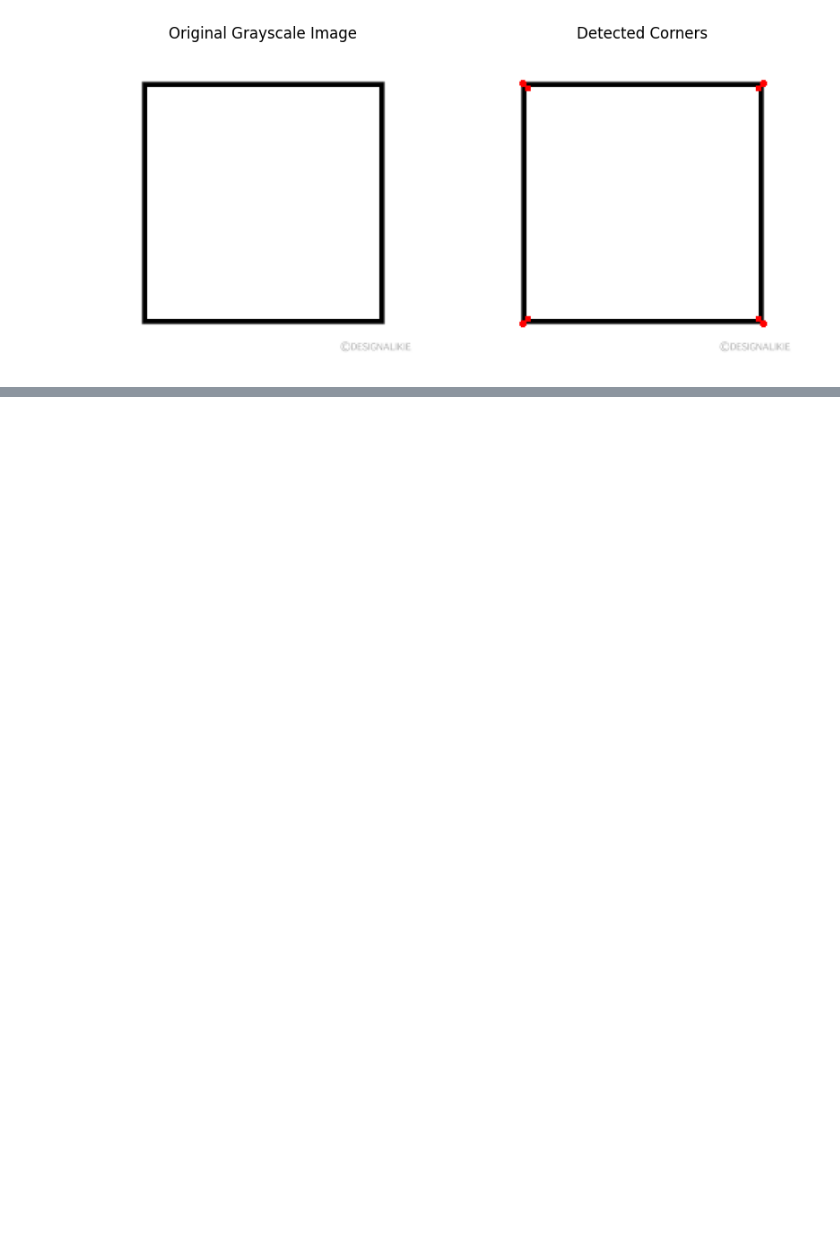
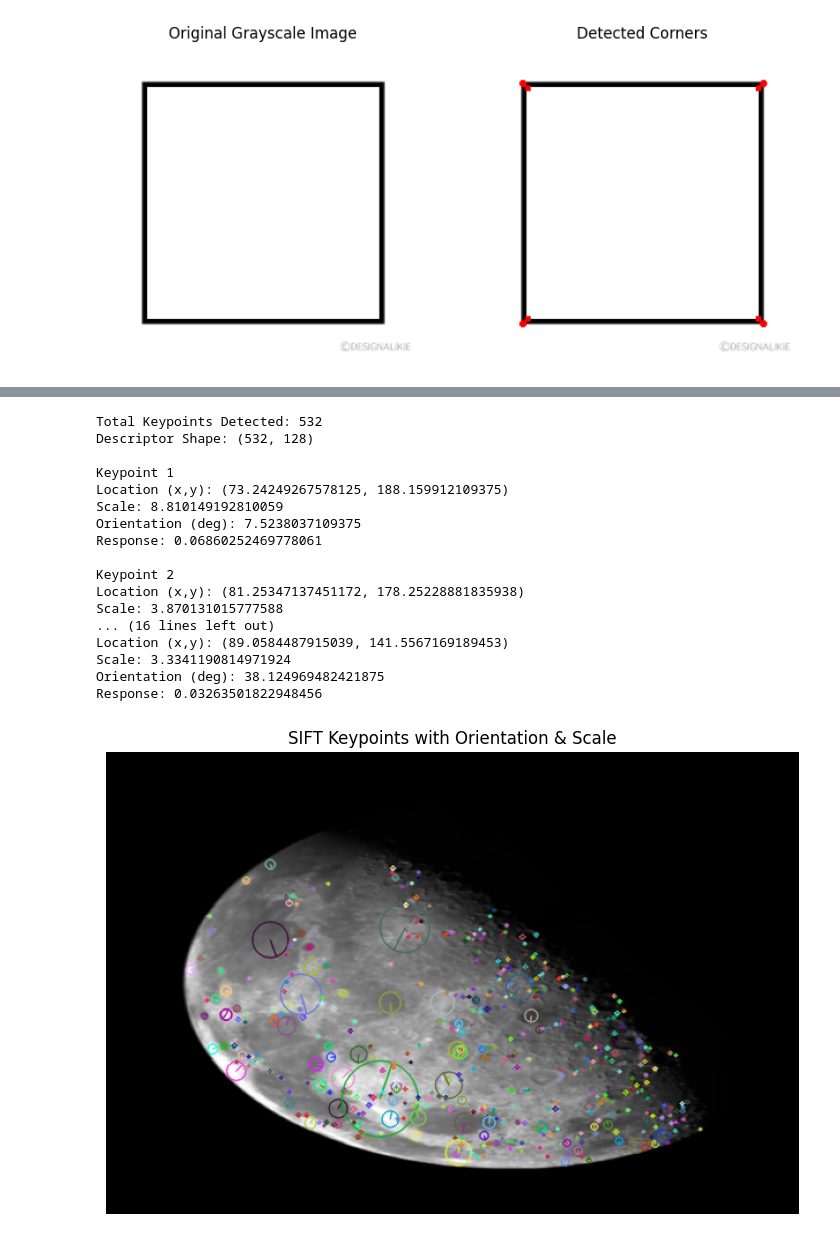
Before and after one commit to Hashir-Ashraf-Awan/Computer-Vision, a Jupyter notebook: LAB/lab06/q1.ipynb, the cells around one changed output, grey strips where cells are left out. Saved outputs shown, nothing was run; the diff lists cells and outputs as text; code cells hidden in the pictures; blank space fills up the shorter version.

```diff
--- a/LAB/lab06/q1.ipynb
+++ b/LAB/lab06/q1.ipynb
@@ -31,0 +211,65 @@ plt.show()
+# %%
+import cv2
+import numpy as np
+import matplotlib.pyplot as plt
+
+img = cv2.imread("Fig03.tif", cv2.IMREAD_GRAYSCALE)
+
+if img is None:
+    print("Image not found")
+    exit()
+
+img = cv2.resize(img, (600, 400))
+
+
+sift = cv2.SIFT_create(
+        nfeatures=0,
+        nOctaveLayers=3,
+        contrastThreshold=0.04,
+        edgeThreshold=10,
+        sigma=1.6
+      )
+
+keypoints, descriptors = sift.detectAndCompute(img, None)
+
+print("Total Keypoints Detected:", len(keypoints))
+print("Descriptor Shape:", descriptors.shape)
+
+img_kp = cv2.drawKeypoints(
+            img,
+            keypoints,
+            None,
+            flags=cv2.DRAW_MATCHES_FLAGS_DRAW_RICH_KEYPOINTS
+         )
+
+for i, kp in enumerate(keypoints[:5]):
+    print(f"\nKeypoint {i+1}")
+    print("Location (x,y):", kp.pt)
+    print("Scale:", kp.size)
+    print("Orientation (deg):", kp.angle)
+    print("Response:", kp.response)
+
+plt.figure(figsize=(10,6))
+plt.title("SIFT Keypoints with Orientation & Scale")
+plt.imshow(img_kp, cmap='gray')
+plt.axis("off")
+plt.show()
+# %% [output]
+Total Keypoints Detected: 532
+Descriptor Shape: (532, 128)
+
+Keypoint 1
+Location (x,y): (73.24249267578125, 188.159912109375)
+Scale: 8.810149192810059
+Orientation (deg): 7.5238037109375
+Response: 0.06860252469778061
+
+Keypoint 2
+Location (x,y): (81.25347137451172, 178.25228881835938)
+Scale: 3.870131015777588
+... (16 lines left out)
+Location (x,y): (89.0584487915039, 141.5567169189453)
+Scale: 3.3341190814971924
+Orientation (deg): 38.124969482421875
+Response: 0.03263501822948456
+[figure, added]
```
Also changed, not shown: parts of 2 cells of this notebook, 8 other files.
